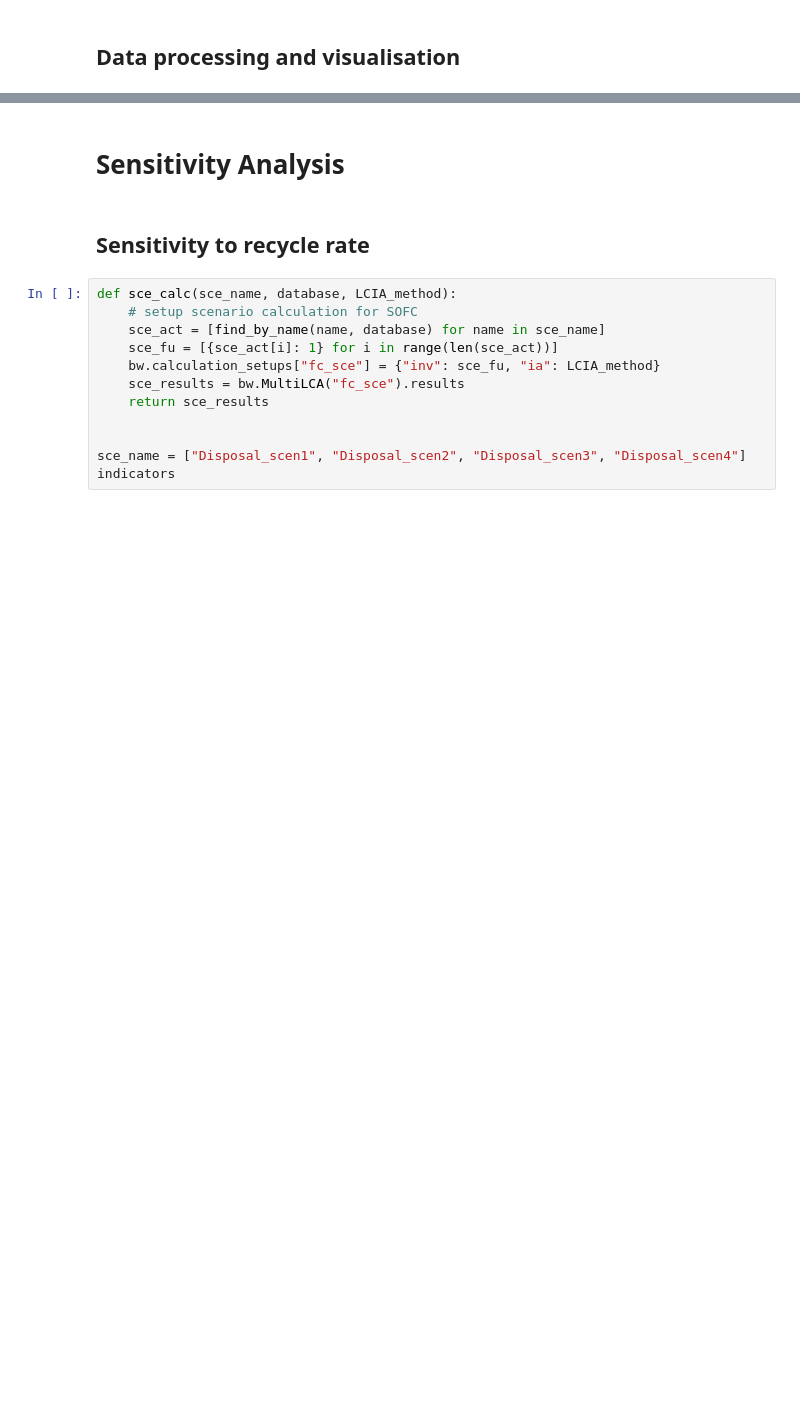
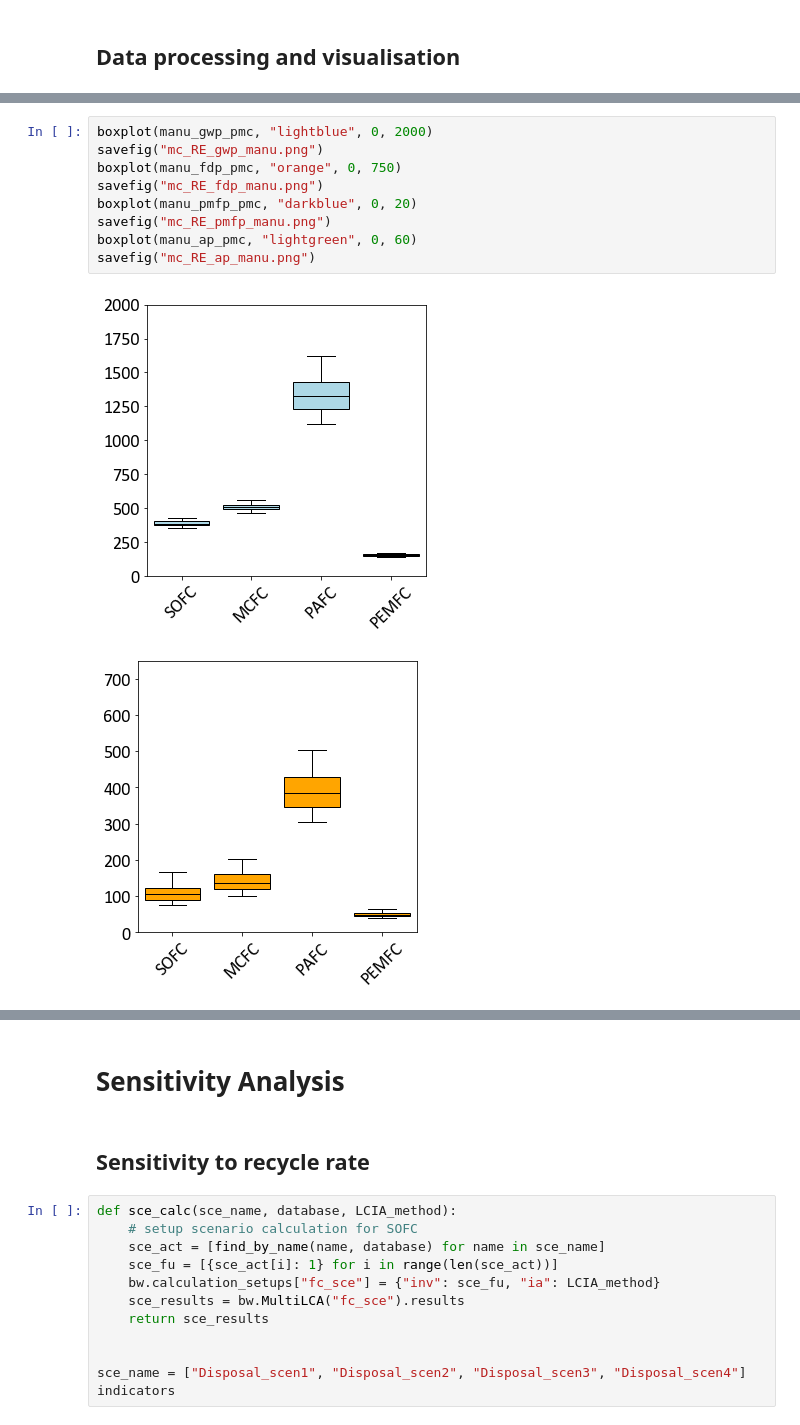
Before and after one commit to panday1995/2021-FuelCellLCA, a Jupyter notebook: Fuelcell_FCLCA.ipynb, the cells around one changed output, grey strips where cells are left out. Saved outputs shown, nothing was run; the diff lists cells and outputs as text; blank space fills up the shorter version.

```diff
--- a/Fuelcell_FCLCA.ipynb
+++ b/Fuelcell_FCLCA.ipynb
@@ -1456,0 +1104,12 @@ plt.savefig(
+# %%
+boxplot(manu_gwp_pmc, "lightblue", 0, 2000)
+savefig("mc_RE_gwp_manu.png")
+boxplot(manu_fdp_pmc, "orange", 0, 750)
+savefig("mc_RE_fdp_manu.png")
+boxplot(manu_pmfp_pmc, "darkblue", 0, 20)
+savefig("mc_RE_pmfp_manu.png")
+boxplot(manu_ap_pmc, "lightgreen", 0, 60)
+savefig("mc_RE_ap_manu.png")
+# %% [output]
+[figure, added]
+[figure, added]
```
Also changed, not shown: parts of 122 cells of this notebook, 2 other files.
